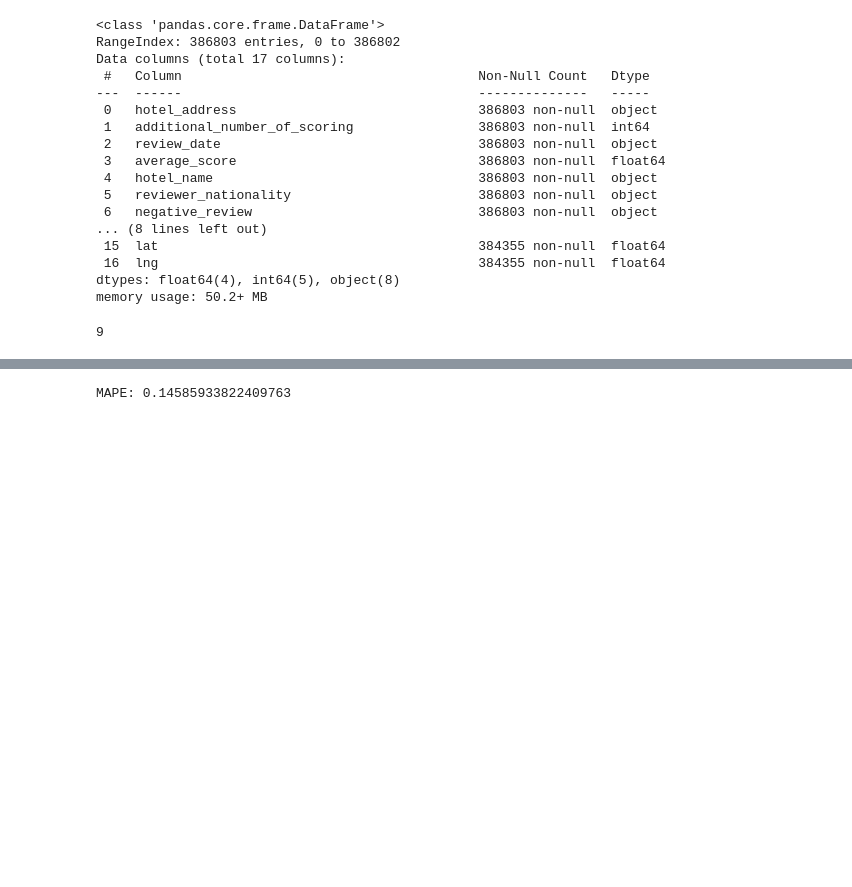
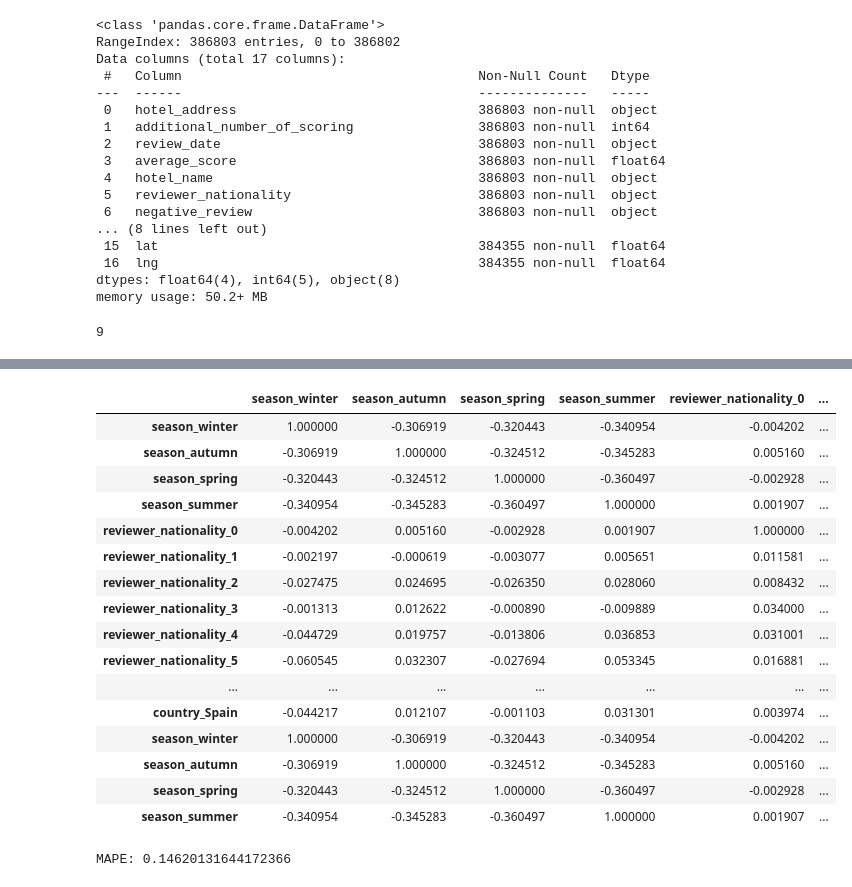
Before and after one commit to AndreevaDarya/booking-project, a Jupyter notebook: booking.ipynb, the cells around one changed output, grey strips where cells are left out. Cells and saved outputs as stored; diff of their text form; code cells hidden in the pictures; blank space fills up the shorter version.

```diff
--- a/booking.ipynb
+++ b/booking.ipynb
@@ -160,14 +126,6 @@ feature_df = pd.concat([feature_df, type_bin], axis=1)
 feature_df['days_since_review'] = df['days_since_review'].apply(lambda x: str(x.split(' ')[:1]).replace("'", '').replace("'", '').replace('[', '').replace(']', ''))
 feature_df['days_since_review'] = feature_df['days_since_review'].astype('float64')
 # %%
-feature_df['additional_number_of_scoring'] = ''
-feature_df['average_score'] = ''
-feature_df['review_total_negative_word_counts'] = ''
-feature_df['total_number_of_reviews'] = ''
-feature_df['review_total_positive_word_counts'] = ''
-feature_df['total_number_of_reviews_reviewer_has_given'] = ''
-feature_df['reviewer_score'] = ''
-
 feature_df['additional_number_of_scoring'] = df['additional_number_of_scoring']
 feature_df['average_score'] = round(df['average_score'])
 feature_df['review_total_negative_word_counts'] = df['review_total_negative_word_counts']
@@ -206,6 +203,27 @@ Name: 798, dtype: object
+# %%
+from geopy import distance
+
+def dist_from_cent(hotel_coordinate, center_coordinate):
+    return geodesic(hotel_coordinate, center_coordinate).kilometers
+
+df['dist_from_cent_km'] = df.apply(lambda row: dist_from_cent(row['hotel_coordinate'], row['center_coordinate']),  axis = 1)
+# %%
+def city(country):
+    if country == 'United Kingdom':
+        return 'London'
+    if country == 'France':
+        return 'Paris'
+    if country == 'Netherlands':
+        return 'Amsterdam'
+    if country == 'Italy':
+        return 'Milan'
+    if country == 'Austria':
+        return 'Vienna'
+    if country == 'Spain':
+        return 'Barcelona'
+
+df['city'] = df['country'].apply(city)
 # %%
-df['if_capital'] = df.apply(lambda row: if_capital(row['country'], row['hotel_address']), axis = 1)
-
-encodery = ce.OneHotEncoder(cols=['if_capital'], use_cat_names=True) # указываем столбец для кодирования
-type_biny = encodery.fit_transform(df['if_capital'])
-feature_df = pd.concat([feature_df, type_biny], axis=1)
+season_encoder = ce.OneHotEncoder(cols=['season'], use_cat_names=True) # указываем столбец для кодирования
+season_bin = season_encoder.fit_transform(df['season'])
+feature_df = pd.concat([feature_df, season_bin], axis=1)
@@ -224,4 +246,31 @@ X_train, X_test, y_train, y_test = train_test_split(X, y, test_size=0.25, random
+# %%
+feature_df.corr()
+# %% [output]
+|  | season_winter | season_autumn | season_spring | season_summer | reviewer_nationality_0 | ... |
+| season_winter | 1.000000 | -0.306919 | -0.320443 | -0.340954 | -0.004202 | ... |
+| season_autumn | -0.306919 | 1.000000 | -0.324512 | -0.345283 | 0.005160 | ... |
+| season_spring | -0.320443 | -0.324512 | 1.000000 | -0.360497 | -0.002928 | ... |
+| season_summer | -0.340954 | -0.345283 | -0.360497 | 1.000000 | 0.001907 | ... |
+| reviewer_nationality_0 | -0.004202 | 0.005160 | -0.002928 | 0.001907 | 1.000000 | ... |
+| reviewer_nationality_1 | -0.002197 | -0.000619 | -0.003077 | 0.005651 | 0.011581 | ... |
+| reviewer_nationality_2 | -0.027475 | 0.024695 | -0.026350 | 0.028060 | 0.008432 | ... |
+| reviewer_nationality_3 | -0.001313 | 0.012622 | -0.000890 | -0.009889 | 0.034000 | ... |
+| reviewer_nationality_4 | -0.044729 | 0.019757 | -0.013806 | 0.036853 | 0.031001 | ... |
+| reviewer_nationality_5 | -0.060545 | 0.032307 | -0.027694 | 0.053345 | 0.016881 | ... |
+| ... | ... | ... | ... | ... | ... | ... |
+| country_Spain | -0.044217 | 0.012107 | -0.001103 | 0.031301 | 0.003974 | ... |
+| season_winter | 1.000000 | -0.306919 | -0.320443 | -0.340954 | -0.004202 | ... |
+| season_autumn | -0.306919 | 1.000000 | -0.324512 | -0.345283 | 0.005160 | ... |
+| season_spring | -0.320443 | -0.324512 | 1.000000 | -0.360497 | -0.002928 | ... |
+| season_summer | -0.340954 | -0.345283 | -0.360497 | 1.000000 | 0.001907 | ... |
 # %%
+X = feature_df.drop(['reviewer_score'], axis = 1)
+y = feature_df['reviewer_score']
+
+from sklearn.model_selection import train_test_split
+
+X_train, X_test, y_train, y_test = train_test_split(X, y, test_size=0.25, random_state=42)
+
 # Импортируем необходимые библиотеки:
 from sklearn.ensemble import RandomForestRegressor # инструмент для создания и обучения модели
 from sklearn import metrics # инструменты для оценки точности модели
@@ -235,9 +284,7 @@ regr.fit(X_train, y_train)
 # Используем обученную модель для предсказания рейтинга отелей в тестовой выборке.
 # Предсказанные значения записываем в переменную y_pred
 y_pred = regr.predict(X_test)
+
+print('MAPE:', metrics.mean_absolute_percentage_error(y_test, y_pred))
+# %% [output]
+MAPE: 0.14620131644172366
-# %%
-# Сравниваем предсказанные значения (y_pred) с реальными (y_test), и смотрим насколько они отличаются
-# Метрика называется Mean Absolute Percentage Error (MAPE) и показывает среднюю абсолютную процентную ошибку предсказанных значений от фактических.
-print('MAPE:', metrics.mean_absolute_percentage_error(y_test, y_pred))
-# %% [output]
-MAPE: 0.14585933822409763
```
Also changed, not shown: parts of 20 cells of this notebook.
